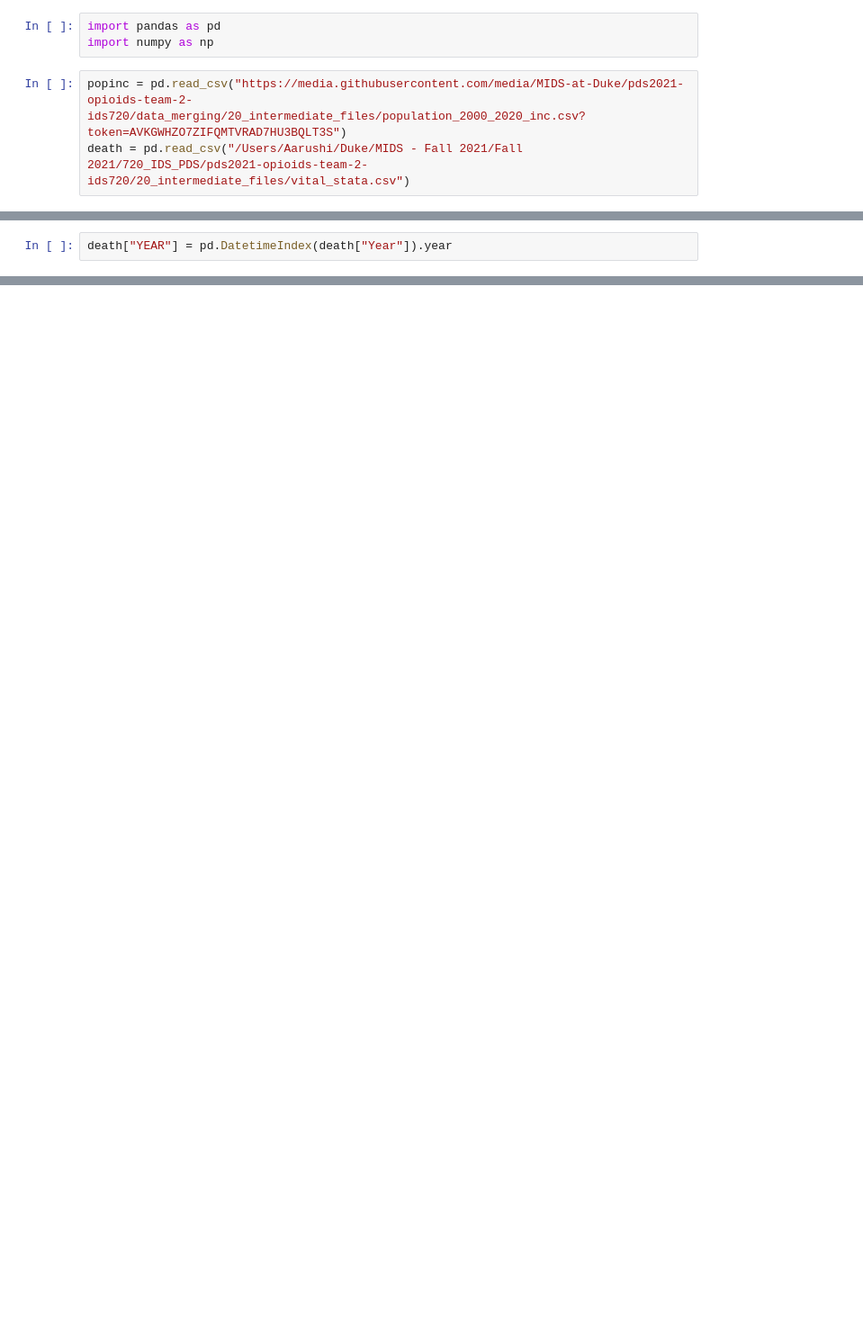
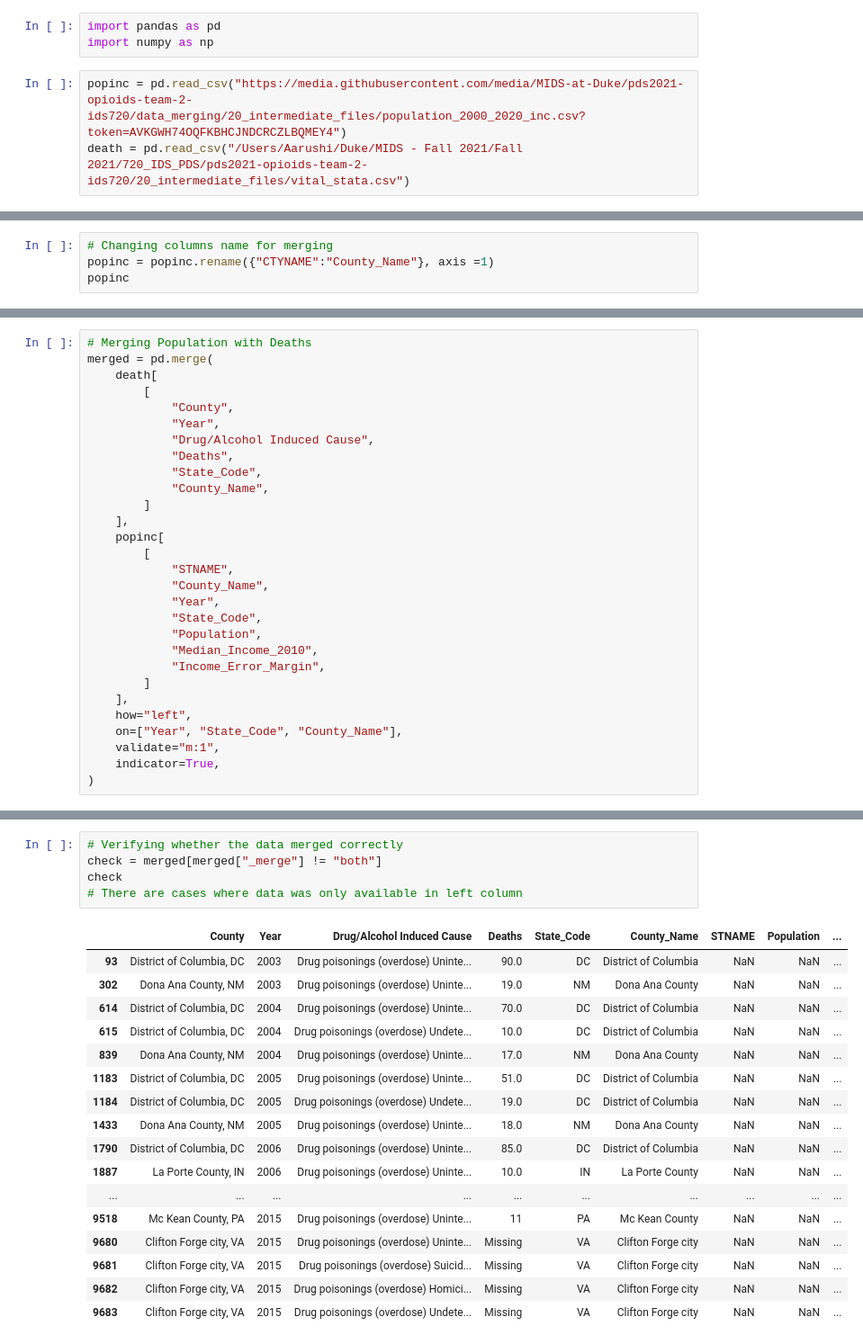
Before and after one commit to MIDS-at-Duke/pds2021-opioids-team-2-ids720, a Jupyter notebook: 10_code/pop_death_merge.ipynb, the cells around one changed output, grey strips where cells are left out. Shown: that part at 90% size. Cells and saved outputs as stored; diff of their text form; blank space fills up the shorter version.

Commit message:
merged mortality data and deathPerCap calc

```diff
--- a/10_code/pop_death_merge.ipynb
+++ b/10_code/pop_death_merge.ipynb
@@ -2,5 +2,5 @@
 import pandas as pd
 import numpy as np
 # %%
-popinc = pd.read_csv("https://media.githubusercontent.com/media/MIDS-at-Duke/pds2021-opioids-team-2-ids720/data_merging/20_intermediate_files/population_2000_2020_inc.csv?token=AVKGWHZO7ZIFQMTVRAD7HU3BQLT3S")
+popinc = pd.read_csv("https://media.githubusercontent.com/media/MIDS-at-Duke/pds2021-opioids-team-2-ids720/data_merging/20_intermediate_files/population_2000_2020_inc.csv?token=AVKGWH74OQFKBHCJNDCRCZLBQMEY4")
 death = pd.read_csv("/Users/Aarushi/Duke/MIDS - Fall 2021/Fall 2021/720_IDS_PDS/pds2021-opioids-team-2-ids720/20_intermediate_files/vital_stata.csv")
@@ -44,2 +6,0 @@ death.head()
-# %%
-death["YEAR"] = pd.DatetimeIndex(death["Year"]).year
@@ -108,0 +60,4 @@ KeyError: ['CTYNAME', 'State_Code']
+# %%
+# Changing columns name for merging
+popinc = popinc.rename({"CTYNAME":"County_Name"}, axis =1)
+popinc
@@ -108,0 +78,29 @@ KeyError: ['CTYNAME', 'State_Code']
+# %%
+# Merging Population with Deaths
+merged = pd.merge(
+    death[
+        [
+            "County",
+            "Year",
+            "Drug/Alcohol Induced Cause",
+            "Deaths",
+            "State_Code",
+            "County_Name",
+        ]
+    ],
+    popinc[
+        [
+            "STNAME",
+            "County_Name",
+            "Year",
+            "State_Code",
+            "Population",
+            "Median_Income_2010",
+            "Income_Error_Margin",
+        ]
+    ],
+    how="left",
+    on=["Year", "State_Code", "County_Name"],
+    validate="m:1",
+    indicator=True,
+)
@@ -108,0 +117,23 @@ KeyError: ['CTYNAME', 'State_Code']
+# %%
+# Verifying whether the data merged correctly
+check = merged[merged["_merge"] != "both"]
+check
+# There are cases where data was only available in left column
+# %% [output]
+|  | County | Year | Drug/Alcohol Induced Cause | Deaths | State_Code | County_Name | STNAME | Population | ... |
+| 93 | District of Columbia, DC | 2003 | Drug poisonings (overdose) Uninte... | 90.0 | DC | District of Columbia | NaN | NaN | ... |
+| 302 | Dona Ana County, NM | 2003 | Drug poisonings (overdose) Uninte... | 19.0 | NM | Dona Ana County | NaN | NaN | ... |
+| 614 | District of Columbia, DC | 2004 | Drug poisonings (overdose) Uninte... | 70.0 | DC | District of Columbia | NaN | NaN | ... |
+| 615 | District of Columbia, DC | 2004 | Drug poisonings (overdose) Undete... | 10.0 | DC | District of Columbia | NaN | NaN | ... |
+| 839 | Dona Ana County, NM | 2004 | Drug poisonings (overdose) Uninte... | 17.0 | NM | Dona Ana County | NaN | NaN | ... |
+| 1183 | District of Columbia, DC | 2005 | Drug poisonings (overdose) Uninte... | 51.0 | DC | District of Columbia | NaN | NaN | ... |
+| 1184 | District of Columbia, DC | 2005 | Drug poisonings (overdose) Undete... | 19.0 | DC | District of Columbia | NaN | NaN | ... |
+| 1433 | Dona Ana County, NM | 2005 | Drug poisonings (overdose) Uninte... | 18.0 | NM | Dona Ana County | NaN | NaN | ... |
+| 1790 | District of Columbia, DC | 2006 | Drug poisonings (overdose) Uninte... | 85.0 | DC | District of Columbia | NaN | NaN | ... |
+| 1887 | La Porte County, IN | 2006 | Drug poisonings (overdose) Uninte... | 10.0 | IN | La Porte County | NaN | NaN | ... |
+| ... | ... | ... | ... | ... | ... | ... | ... | ... | ... |
+| 9518 | Mc Kean County, PA | 2015 | Drug poisonings (overdose) Uninte... | 11 | PA | Mc Kean County | NaN | NaN | ... |
+| 9680 | Clifton Forge city, VA | 2015 | Drug poisonings (overdose) Uninte... | Missing | VA | Clifton Forge city | NaN | NaN | ... |
+| 9681 | Clifton Forge city, VA | 2015 | Drug poisonings (overdose) Suicid... | Missing | VA | Clifton Forge city | NaN | NaN | ... |
+| 9682 | Clifton Forge city, VA | 2015 | Drug poisonings (overdose) Homici... | Missing | VA | Clifton Forge city | NaN | NaN | ... |
+| 9683 | Clifton Forge city, VA | 2015 | Drug poisonings (overdose) Undete... | Missing | VA | Clifton Forge city | NaN | NaN | ... |
```
Also changed, not shown: parts of 24 cells of this notebook, 4 other files.
